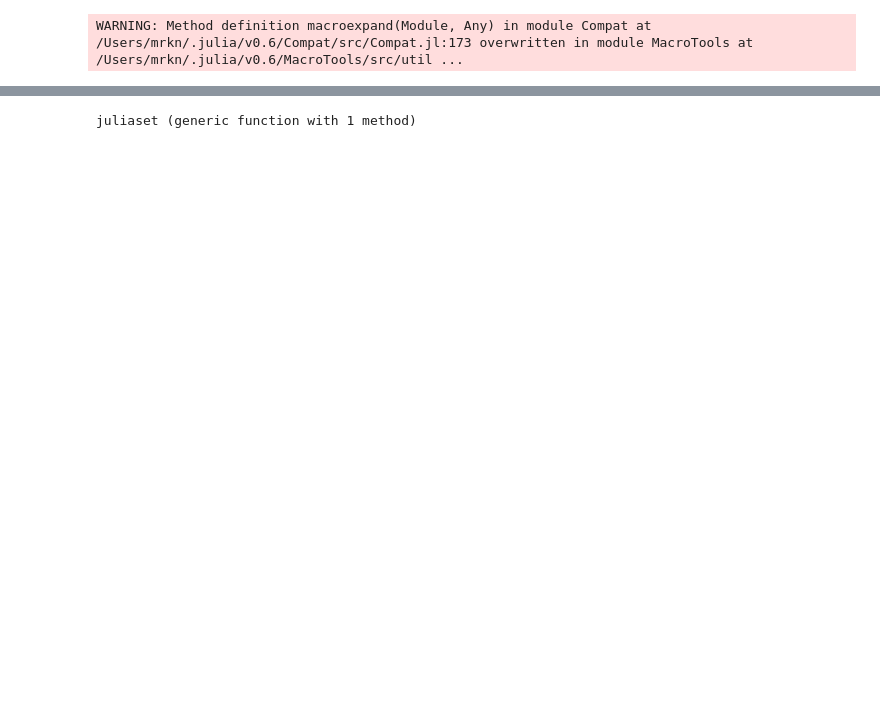
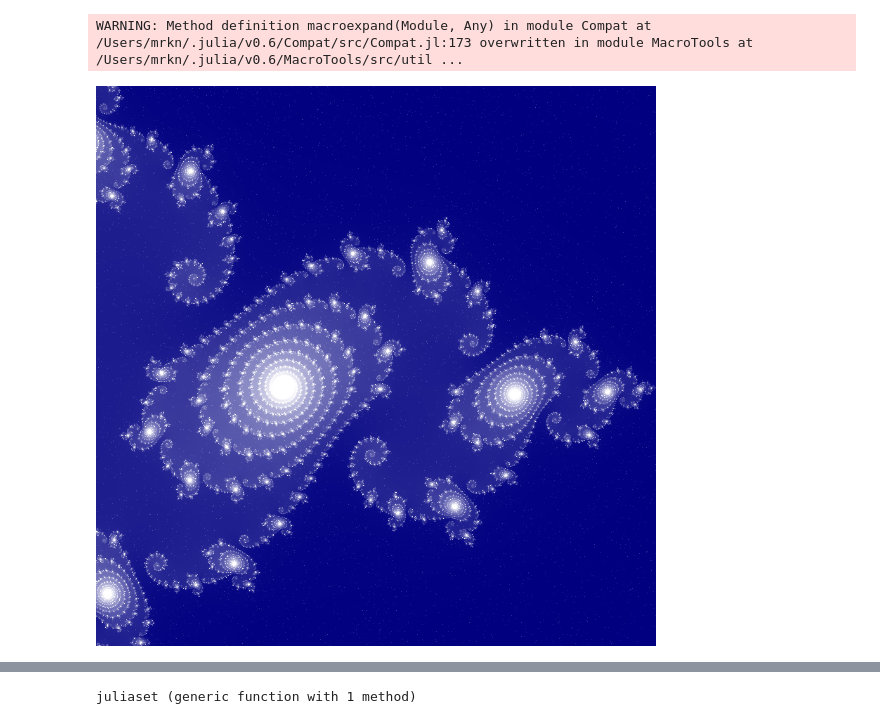
Before and after one commit to mrkn/notebooks, a Jupyter notebook: julia_set/JuliaSet.ipynb, the cells around one changed output, grey strips where cells are left out. Saved outputs shown, nothing was run; the diff lists cells and outputs as text; code cells hidden in the pictures; blank space fills up the shorter version.

```diff
--- a/julia_set/JuliaSet.ipynb
+++ b/julia_set/JuliaSet.ipynb
@@ -2,3 +2,8 @@
 using Images
 # %% [output]
 WARNING: Method definition macroexpand(Module, Any) in module Compat at /Users/mrkn/.julia/v0.6/Compat/src/Compat.jl:173 overwritten in module MacroTools at /Users/mrkn/.julia/v0.6/MacroTools/src/util ...
+# %%
+using FileIO
+target_image = load("10th-anniversary-challenge.png")
+# %% [output]
+[figure, added]
```
Also changed, not shown: parts of 6 cells of this notebook, 1 other file.
